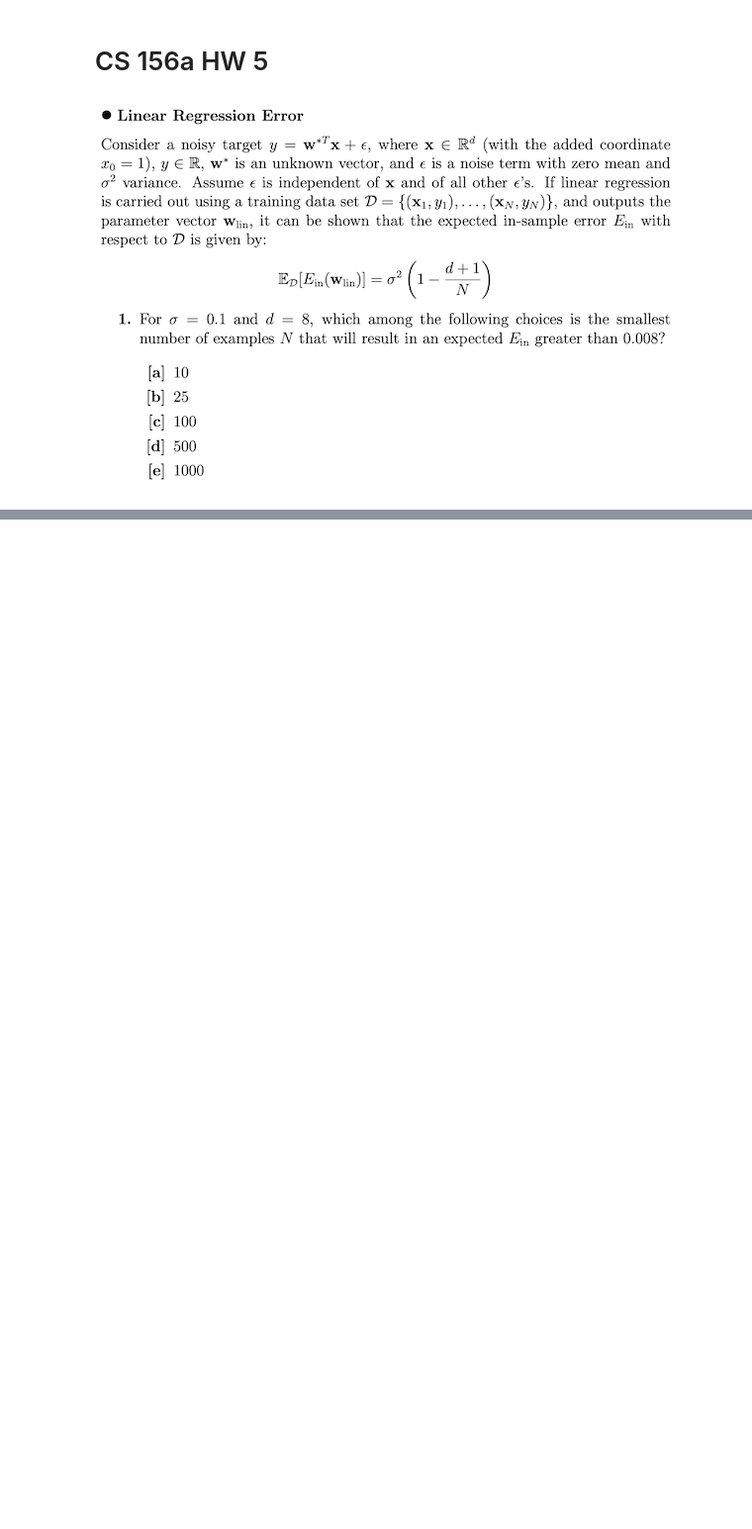
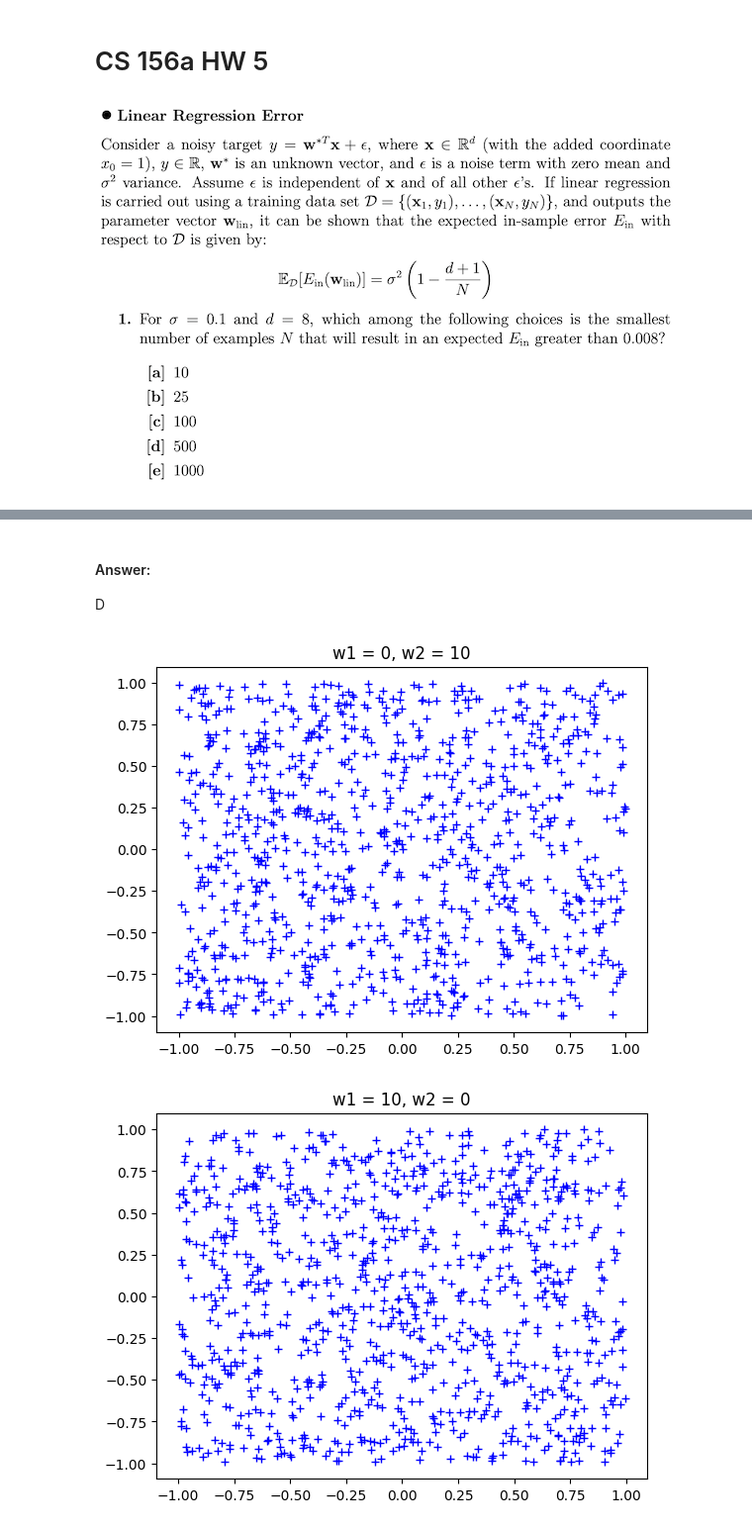
Before and after one commit to JackMyles/CS156a-LearningFromData, a Jupyter notebook: cs156a_hw5.ipynb, the cells around one changed output, grey strips where cells are left out. Shown at 99% size. Saved outputs shown, nothing was run; the diff lists cells and outputs as text; code cells hidden in the pictures; blank space fills up the shorter version.

```diff
--- a/cs156a_hw5.ipynb
+++ b/cs156a_hw5.ipynb
@@ -6,0 +10,10 @@
+# %%
+sigma = 0.1
+d = 8
+N_choices = [10, 25, 100, 500, 1000]
+
+solution = max(N_choices)
+
+for N in N_choices:
+    error = sigma ** 2 * (1 - (d + 1) / N)
+    print("E_D[E_in(w_lin)] for N =", N, "is", "%.5f" % error)
@@ -6,0 +31,41 @@
+# %% [markdown]
+#### Answer:
+D
+# %%
+import numpy as np
+import matplotlib.pyplot as plt
+
+def p2(w1, w2):
+    w = np.array([1, w1, w2])
+    N = 1000
+
+    x1 = np.random.uniform(-1, 1, N)
+    x2 = np.random.uniform(-1, 1, N)
+    Z = np.array([np.ones(N), x1**2, x2**2]).T
+
+    pos, neg = [], []
+
+    for i, z in enumerate(Z):
+        if (np.sign(np.dot(z, w))) == 1:
+            pos.append(i)
+        else:
+            neg.append(i)
+
+    plt.plot(x1[pos], x2[pos], 'b+')
+    plt.plot(x1[neg], x2[neg], 'r_')
+    plt.title(f"w1 = {w1}, w2 = {w2}")
+    plt.show()
+
+# [a]
+p2(0, 10)
+# [b]
+p2(10, 0)
+# [c]
+p2(-10, -10)
+# [d]
+p2(-10, 10)
+# [e]
+p2(10, -10)
+# %% [output]
+[figure, added]
+[figure, added]
```
Also changed, not shown: parts of 31 cells of this notebook.
